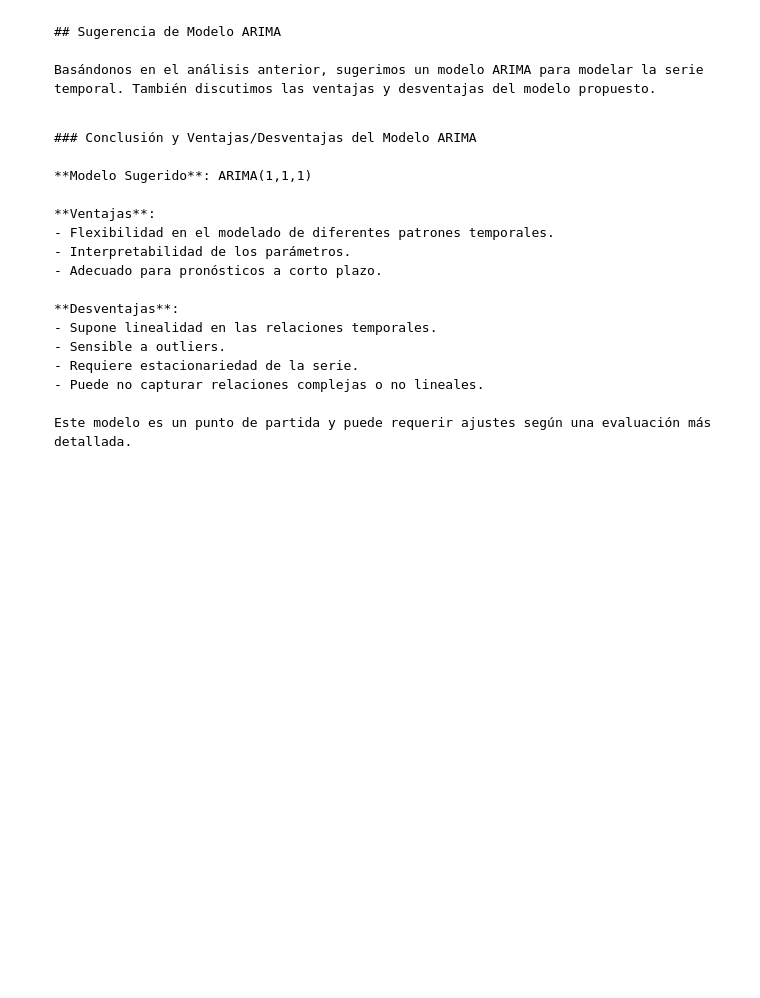
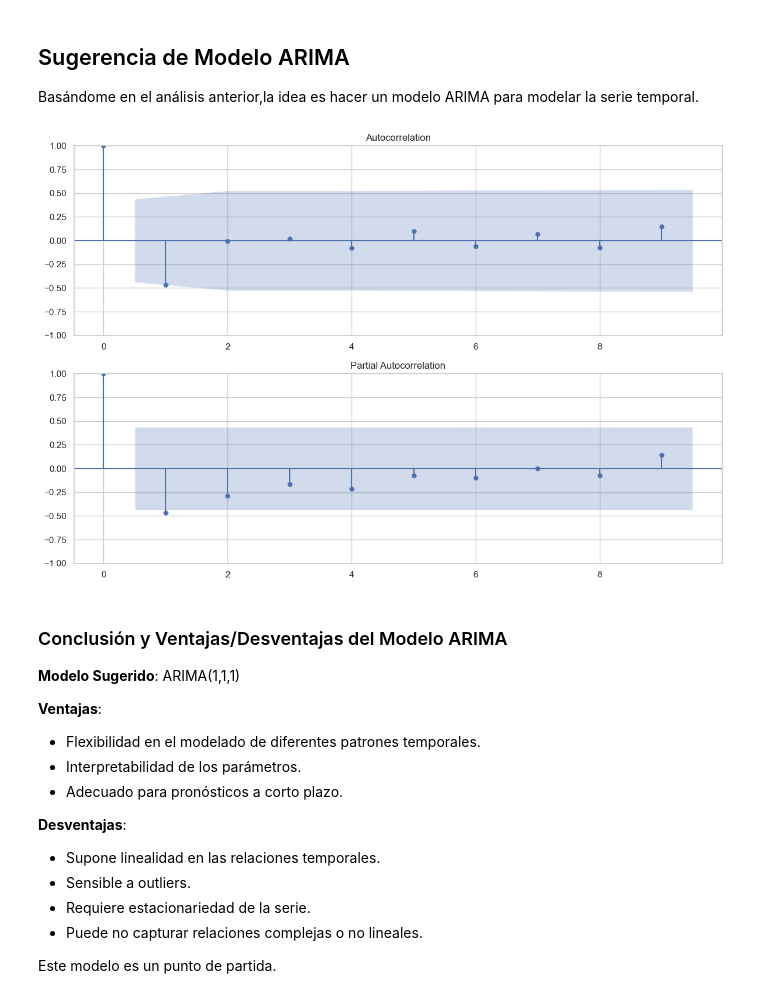
Before and after one commit to gggandre/modulo5_evidencias, a Jupyter notebook: implementacion/Amazon_Products_Time_Series_Analysis.ipynb, the cells around one changed output. Drawn from its saved outputs; the diff is of its cells as text; code cells hidden in the pictures; blank space fills up the shorter version.

```diff
--- a/implementacion/Amazon_Products_Time_Series_Analysis.ipynb
+++ b/implementacion/Amazon_Products_Time_Series_Analysis.ipynb
@@ -113,39 +134,43 @@ plt.show()
 # %% [markdown]
 
-    ## Sugerencia de Modelo ARIMA
+## Sugerencia de Modelo ARIMA
 
-    Basándonos en el análisis anterior, sugerimos un modelo ARIMA para modelar la serie temporal. También discutimos las ventajas y desventajas del modelo propuesto.
+Basándome en el análisis anterior,la idea es hacer un modelo ARIMA para modelar la serie temporal.
 # %%
-
 from statsmodels.graphics.tsaplots import plot_acf, plot_pacf
 
 # Diferenciar la serie
 differenced_series = product_launches_per_year.diff().dropna()
 
-# Graficar ACF y PACF
+# Calcular el número máximo de rezagos permitidos
+max_lags = len(differenced_series) // 2 - 1
+
+# Graficar ACF y PACF con un número reducido de rezagos
 fig, (ax1, ax2) = plt.subplots(2, 1, figsize=(12, 8))
-plot_acf(differenced_series, ax=ax1, lags=10)
-plot_pacf(differenced_series, ax=ax2, lags=10)
+plot_acf(differenced_series, ax=ax1, lags=max_lags)
+plot_pacf(differenced_series, ax=ax2, lags=max_lags)
 plt.tight_layout()
 plt.show()
+# %% [output]
+[figure, added]
 # %% [markdown]
 
-    ### Conclusión y Ventajas/Desventajas del Modelo ARIMA
+### Conclusión y Ventajas/Desventajas del Modelo ARIMA
 
-    **Modelo Sugerido**: ARIMA(1,1,1)
+**Modelo Sugerido**: ARIMA(1,1,1)
 
-    **Ventajas**:
-    - Flexibilidad en el modelado de diferentes patrones temporales.
-    - Interpretabilidad de los parámetros.
-    - Adecuado para pronósticos a corto plazo.
+**Ventajas**:
+- Flexibilidad en el modelado de diferentes patrones temporales.
+- Interpretabilidad de los parámetros.
+- Adecuado para pronósticos a corto plazo.
 
-    **Desventajas**:
-    - Supone linealidad en las relaciones temporales.
-    - Sensible a outliers.
-    - Requiere estacionariedad de la serie.
-    - Puede no capturar relaciones complejas o no lineales.
+**Desventajas**:
+- Supone linealidad en las relaciones temporales.
+- Sensible a outliers.
+- Requiere estacionariedad de la serie.
+- Puede no capturar relaciones complejas o no lineales.
 
-    Este modelo es un punto de partida y puede requerir ajustes según una evaluación más detallada.
+Este modelo es un punto de partida.
 # %%
 # Calcular la varianza móvil con una ventana de 5 años
 rolling_var = product_launches_per_year.rolling(window=5).var()
```
Also changed, not shown: parts of 15 cells of this notebook, 1 other file.
